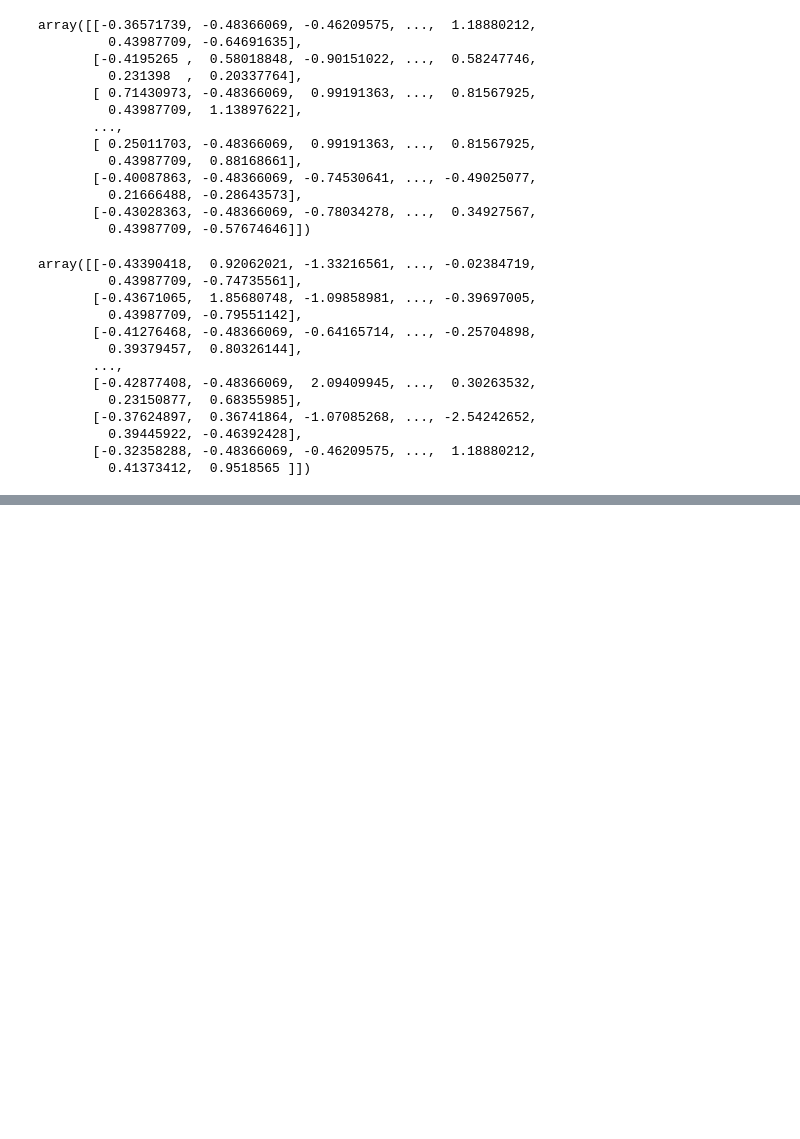
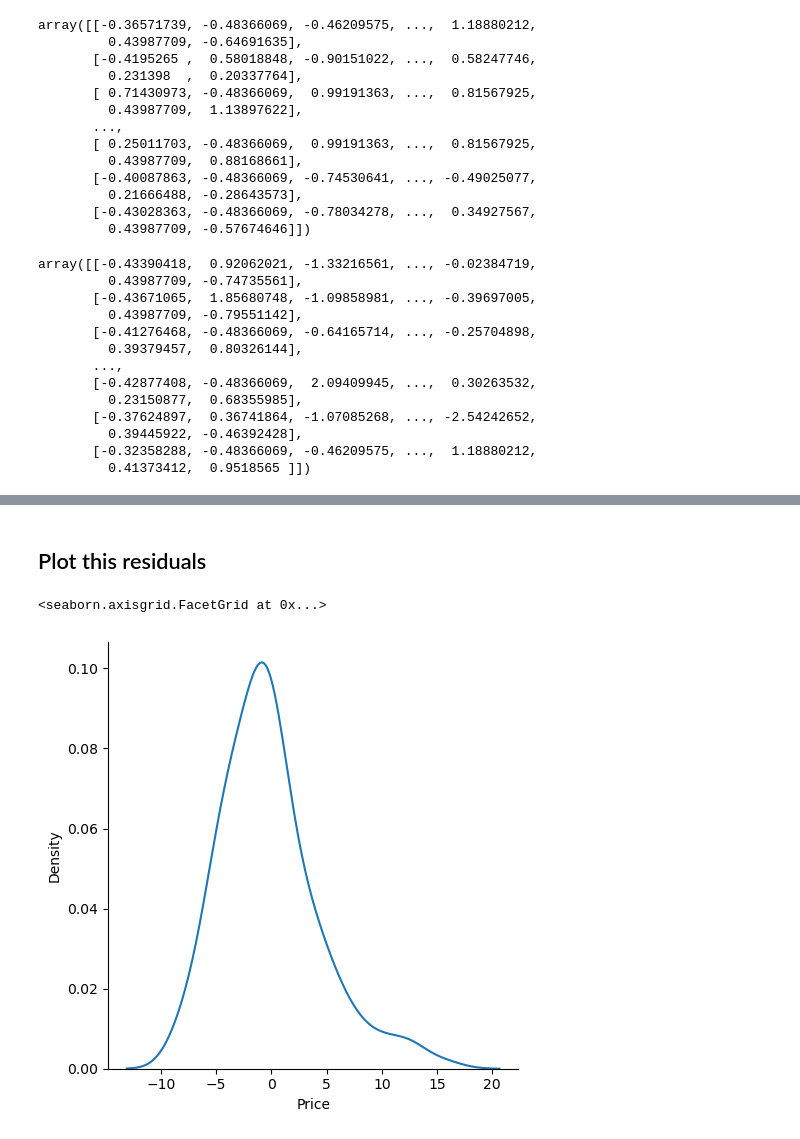
Before and after one commit to iDhruvJha/boston_house_pricing, a Jupyter notebook: he.ipynb, the cells around one changed output, grey strips where cells are left out. Drawn from its saved outputs; the diff is of its cells as text; code cells hidden in the pictures; blank space fills up the shorter version.

```diff
--- a/he.ipynb
+++ b/he.ipynb
@@ -309,0 +388,7 @@ array([[-0.43390418,  0.92062021, -1.33216561, ..., -0.02384719,
+# %% [markdown]
+## Plot this residuals
+# %%
+sns.displot(Residuals,kind="kde")
+# %% [output]
+<seaborn.axisgrid.FacetGrid at 0x...>
+[figure, added]
```
Also changed, not shown: parts of 38 cells of this notebook, 1 other file.
